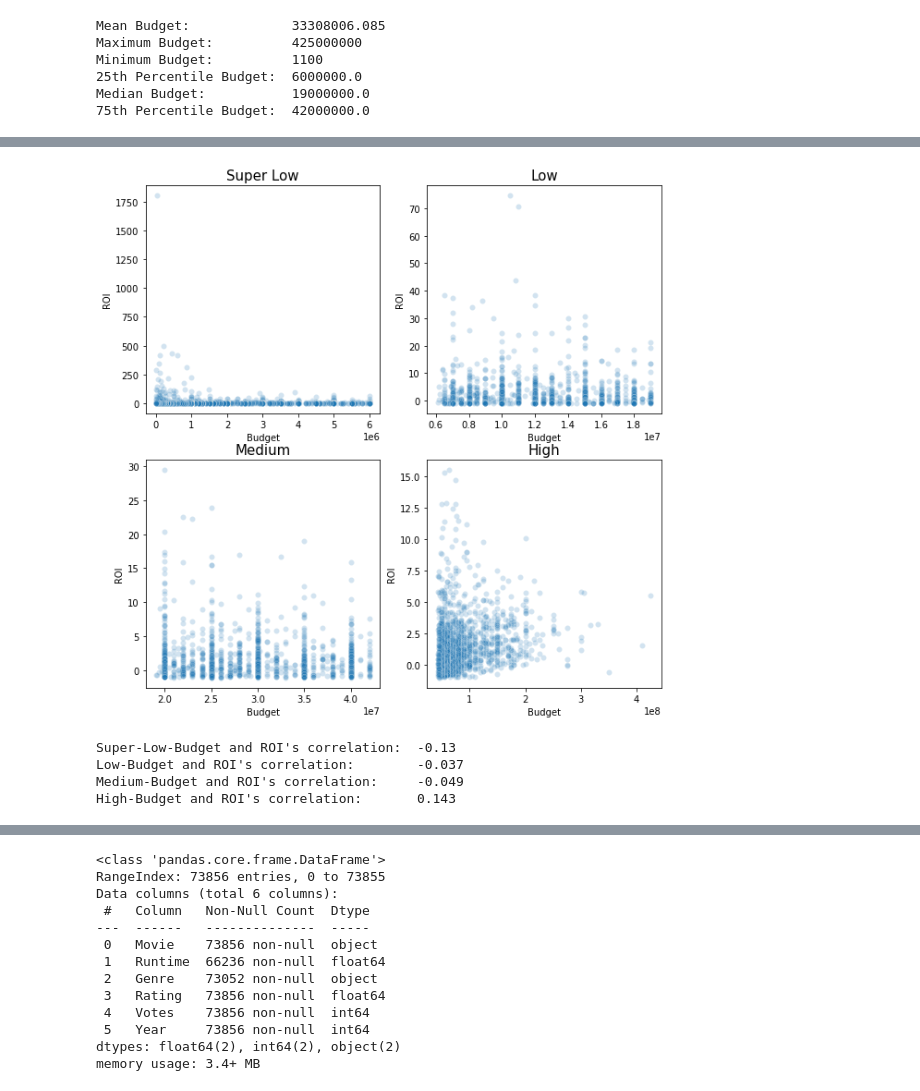
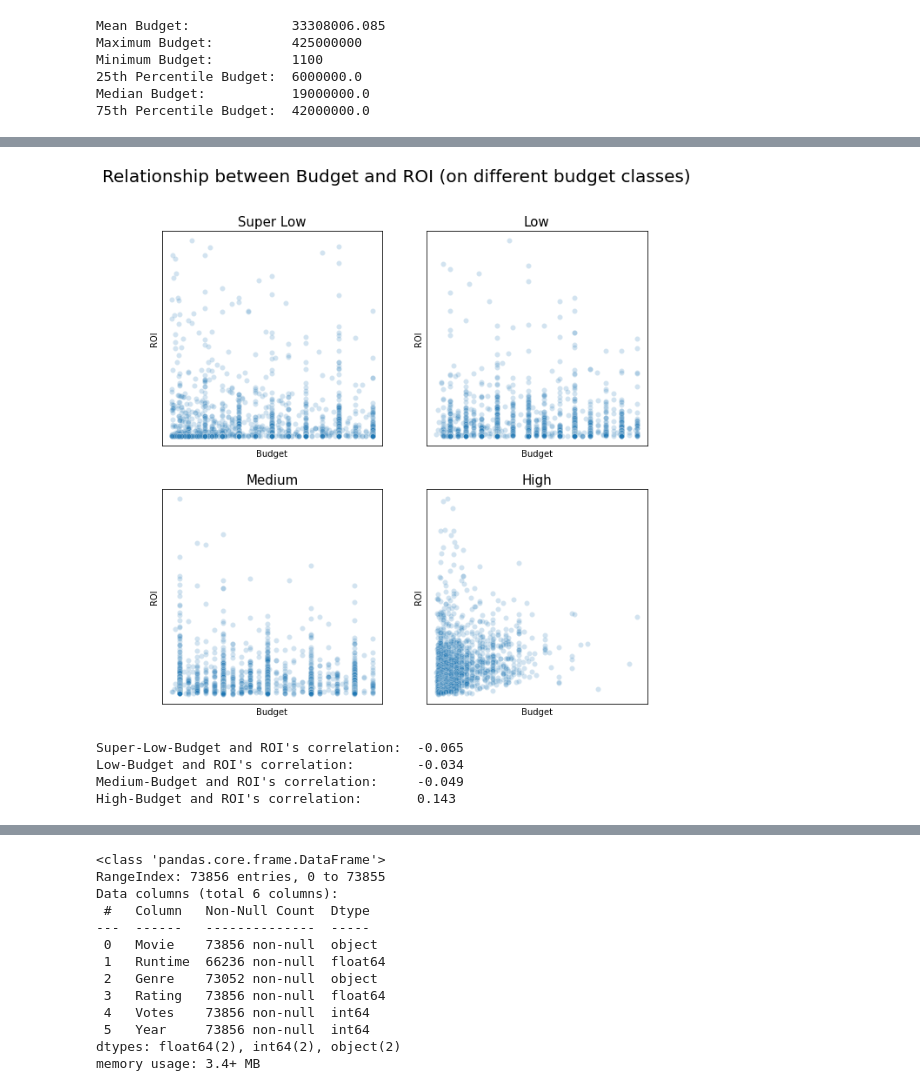
Before and after one commit to jaeheonk817/Microsoft-Movie-Recommendations, a Jupyter notebook: student1.ipynb, the cells around one changed output, grey strips where cells are left out. Saved outputs shown, nothing was run; the diff lists cells and outputs as text; code cells hidden in the pictures.

```diff
--- a/student1.ipynb
+++ b/student1.ipynb
@@ -290,0 +259,6 @@ tn
+# %%
+# Sort the ROI values in descending order.
+# See the top 54 values (top 1%).
+
+tn = tn.sort_values(by='ROI', ascending = False)
+tn.head(54)
@@ -290,0 +283,5 @@ tn
+# %%
+# As expected, most of them have extremely low budget, which will be not relevant for
+# Microsoft. Also, most of them are very old and thus will be dropped from tn.
+
+tn = tn[tn.ROI <= 56.508517]
@@ -291,27 +337,39 @@ tn
 # %%
 # Draw a scatter plot for each budget category separately.
+# We are interested in pattern of the distribution only.
+
 
 fig, ax = plt.subplots(2, 2, figsize=(10, 10))
-
+fig.suptitle('Relationship between Budget and ROI (on different budget classes)',
+             fontsize=20)
 sns.scatterplot(x="Budget", y="ROI", alpha=0.2,
                 data=tn[tn['Budget Level'] == 'super low'], ax=ax[0,0])
 ax[0,0].set_title("Super Low", fontsize=15)
+ax[0,0].set_xticks([])
+ax[0,0].set_yticks([])
 
 sns.scatterplot(x="Budget", y="ROI", alpha=0.2,
                 data=tn[tn['Budget Level'] == 'low'], ax=ax[0,1])
 ax[0,1].set_title("Low", fontsize=15)
+ax[0,1].set_xticks([])
+ax[0,1].set_yticks([])
 
 sns.scatterplot(x="Budget", y="ROI", alpha=0.2,
                 data=tn[tn['Budget Level'] == 'medium'], ax=ax[1,0])
 ax[1,0].set_title("Medium", fontsize=15)
+ax[1,0].set_xticks([])
+ax[1,0].set_yticks([])
 
 sns.scatterplot(x="Budget", y="ROI", alpha=0.2,
                 data=tn[tn['Budget Level'] == 'high'], ax=ax[1,1])
 ax[1,1].set_title("High", fontsize=15)
+ax[1,1].set_xticks([])
+ax[1,1].set_yticks([])
 
 plt.show()
+fig.savefig('scatter_budgetROI.png')
 # %% [output]
-[figure, old version]
+[figure, new version]
 # %%
 # Compute Pearson correlation coefficient for varying budget category and ROI
 
@@ -325,7 +383,7 @@ print('Low-Budget and ROI\'s correlation:        ' + str(round(r_lowbud, 3)))
 print('Medium-Budget and ROI\'s correlation:     ' + str(round(r_medbud, 3)))
 print('High-Budget and ROI\'s correlation:       ' + str(round(r_highbud, 3)))
 # %% [output]
-Super-Low-Budget and ROI's correlation:  -0.13
-Low-Budget and ROI's correlation:        -0.037
+Super-Low-Budget and ROI's correlation:  -0.065
+Low-Budget and ROI's correlation:        -0.034
 Medium-Budget and ROI's correlation:     -0.049
 High-Budget and ROI's correlation:       0.143
```
Also changed, not shown: parts of 8 cells of this notebook, 4 other files.
